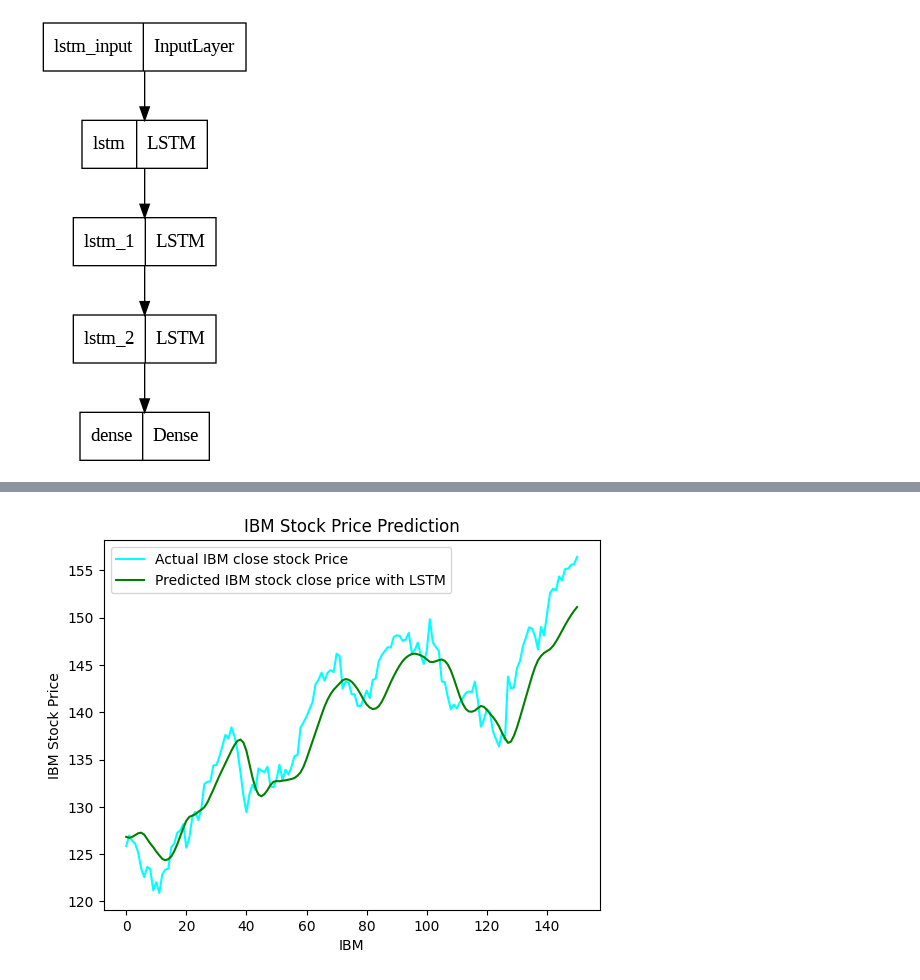
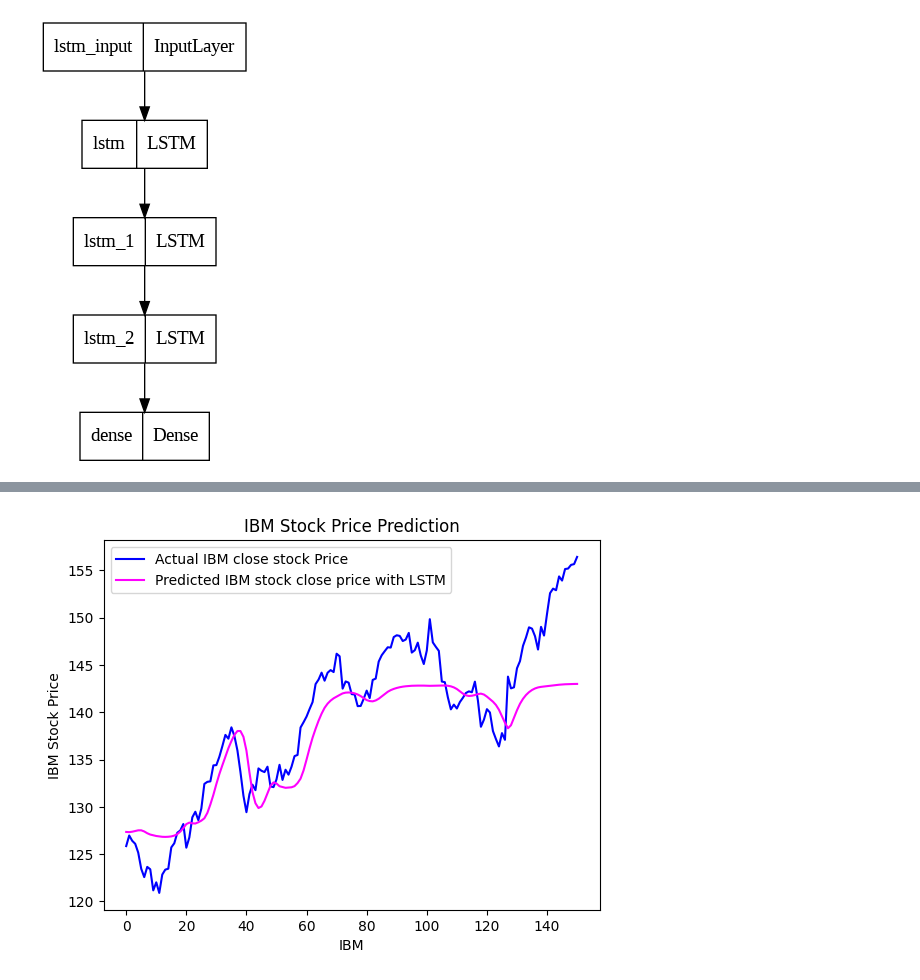
Before and after one commit to bksat90/StockPrediction, a Jupyter notebook: StockPrediction.ipynb, the cells around one changed output, grey strips where cells are left out. Saved outputs shown, nothing was run; the diff lists cells and outputs as text; code cells hidden in the pictures.

```diff
--- a/StockPrediction.ipynb
+++ b/StockPrediction.ipynb
@@ -59,7 +59,7 @@ model.add(LSTM(units=50, return_sequences=True,
                     input_shape=(look_back, 1)))
 model.add(LSTM(units=100,return_sequences = True))
 model.add(LSTM(units=100))
-model.add(Dense(1))
+model.add(Dense(1, activation='tanh'))
 # %%
 # display the model summary
 model.summary()
@@ -140,12 +140,12 @@ actual_close_prices = scaler.inverse_transform(test_data[look_back:])
 # %%
 # Plot the data
 plt.figure()
-plt.plot(actual_close_prices, color='cyan', label='Actual IBM close stock Price')
-plt.plot(data_predictions, color='green', label='Predicted IBM stock close price with LSTM')
+plt.plot(actual_close_prices, color='blue', label='Actual IBM close stock Price')
+plt.plot(data_predictions, color='magenta', label='Predicted IBM stock close price with LSTM')
 plt.title('IBM Stock Price Prediction')
 plt.xlabel('IBM')
 plt.ylabel('IBM Stock Price')
 plt.legend()
 plt.show()
 # %% [output]
-[figure, old version]
+[figure, new version]
```
Also changed, not shown: parts of 4 cells of this notebook.
